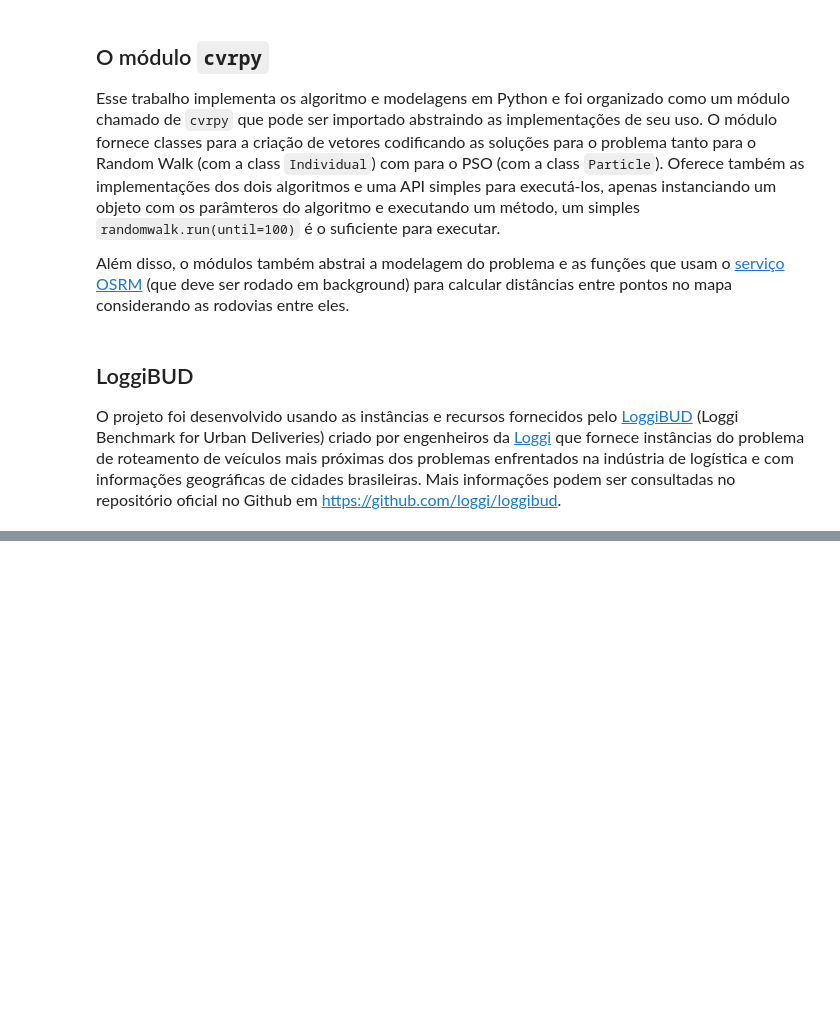
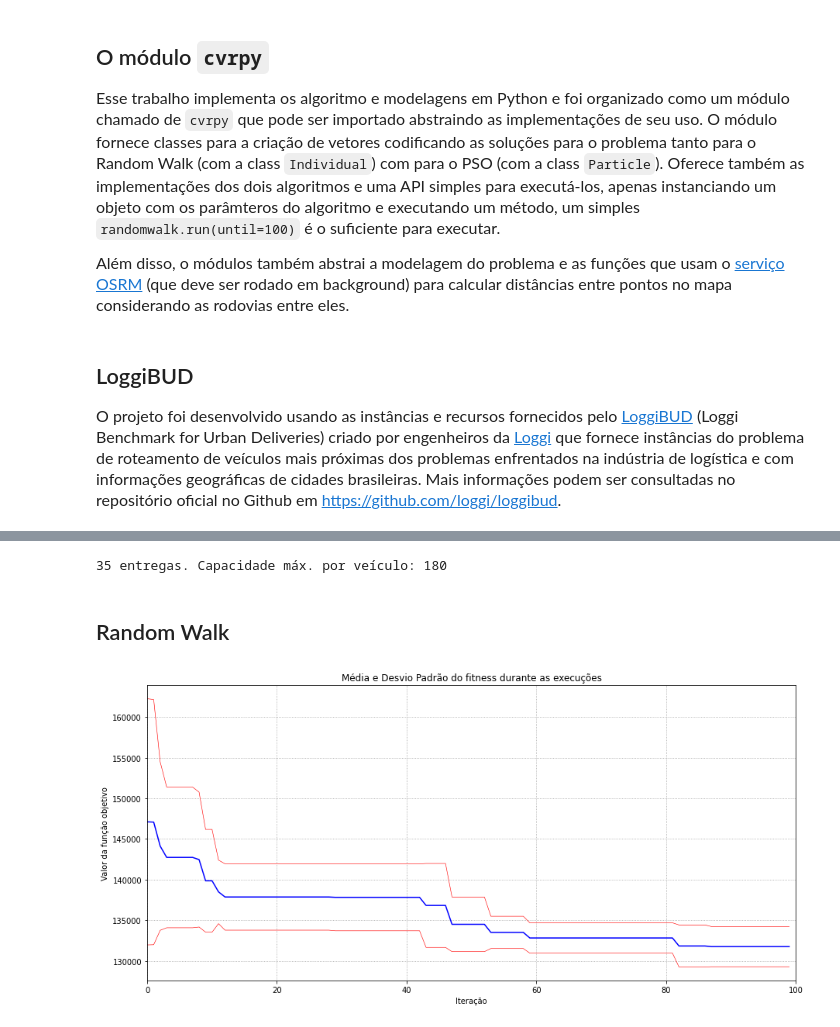
Before and after one commit to pinho/meta-cvrpy, a Jupyter notebook: Presentation.ipynb, the cells around one changed output, grey strips where cells are left out. Saved outputs shown, nothing was run; the diff lists cells and outputs as text; code cells hidden in the pictures; blank space fills up the shorter version.

Commit message:
Execuções do Random Walk

```diff
--- a/Presentation.ipynb
+++ b/Presentation.ipynb
@@ -132,0 +123,7 @@ plot_instance.plot_cvrp_instance(problem101)
+# %%
+from loggibud.v1.types import CVRPInstance
+
+problem = CVRPInstance.from_file('data/cvrp_castanhal.json')
+print(f'{len(problem.deliveries)} entregas. Capacidade máx. por veículo: {problem.vehicle_capacity}')
+# %% [output]
+35 entregas. Capacidade máx. por veículo: 180
@@ -132,0 +154,34 @@ plot_instance.plot_cvrp_instance(problem101)
+# %% [markdown]
+## Random Walk
+# %%
+from cvrpy.rw import RandomWalk
+
+def execute_random_walk_experiment(
+    problem: CVRPInstance,
+    num_executions: int,
+    num_individuals: int,
+    num_iterations: int,
+    num_vehicles: int
+) -> ExperimentResult:
+    rw = RandomWalk(num_individuals=num_individuals)
+    result = ExperimentResult()
+    for _ in range(num_executions):
+        solution = rw.run(num_iterations, problem, num_vehicles)
+        convergence = rw.get_convergence().copy()
+        result.append(solution, convergence)
+    return result
+# %%
+from cvrpy.plotting import Plotter
+
+res = execute_random_walk_experiment(
+    problem=problem,
+    num_executions=5,
+    num_individuals=40,
+    num_iterations=100,
+    num_vehicles=5
+)
+
+fig, axes = Plotter.plot_convergence(res.convergences)
+fig.savefig('RandomWalk-cvrp-0-pa-101.png')
+# %% [output]
+[figure, added]
```
Also changed, not shown: parts of 8 cells of this notebook, 1 other file.
